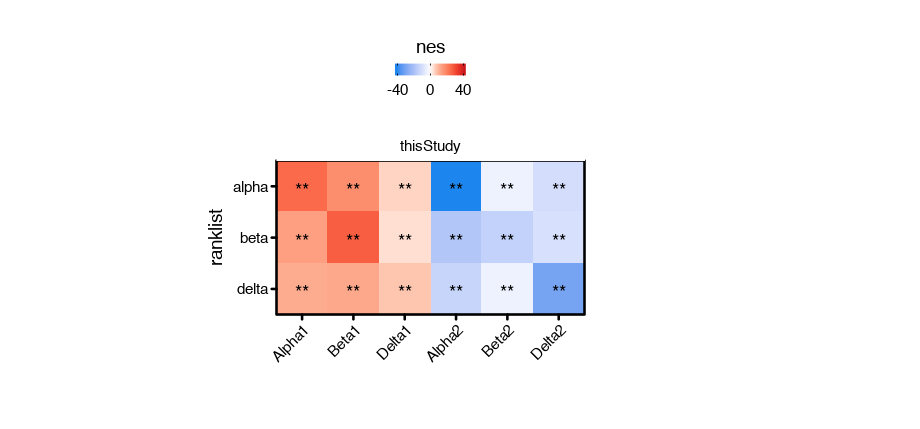
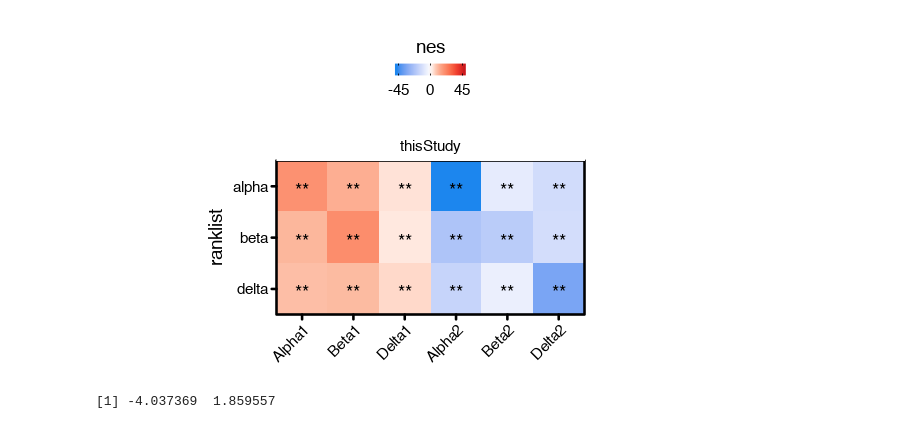
Before and after one commit to biomystery/islet_figs_motifs, a Jupyter notebook: promoter/plot_GSEA.ipynb, the cells around one changed output. Drawn from its saved outputs; the diff is of its cells as text; code cells hidden in the pictures.

Commit message:
finish GSEA - use uniq rank

```diff
--- a/promoter/plot_GSEA.ipynb
+++ b/promoter/plot_GSEA.ipynb
@@ -46,36 +43,43 @@ rg <- res.gsea$nes %>% range(na.rm = T)
 # %%
 res.gsea <- do.call(rbind, lapply(c("alpha", "beta", "delta"), function(ct) fread(paste0("../figures/Fig2/subfigs/GSEA_",
     ct, "_res_final.csv")) %>% mutate(ranklist = ct)))
 # res.gsea %>% head(1) res.gsea %>% str res.gsea %>% pull(Term) %>% unique
 res.gsea <- res.gsea %>% mutate(glist_set = ifelse(Term %in% paste0(rep(c("Alpha",
     "Beta", "Delta"), each = 2), 1:2), "thisStudy", ifelse(grepl("xin", Term), "Xin_et_al",
     ifelse(grepl("Mawla", Term), "Mawla_et_al", "patchSeq")))) %>% mutate(significance = ifelse(fdr <
     0.01, "**", ifelse(fdr < 0.1, "*", NA))) %>% mutate(glist_set = factor(glist_set,
     levels = c("thisStudy", "Xin_et_al", "Mawla_et_al", "patchSeq")), ranklist = factor(ranklist,
     levels = rev(c("alpha", "beta", "delta"))))
 options(repr.plot.width = 5, repr.plot.height = 3)
 rg <- res.gsea$nes %>% range(na.rm = T)
 # rg.max <- min(abs(rg)) %>% floor
 ggplot(res.gsea %>% filter(glist_set == "thisStudy") %>% mutate(Term = factor(Term,
     levels = paste0(c("Alpha", "Beta", "Delta"), rep(c(1, 2), each = 3)))), aes(Term,
     ranklist)) + geom_tile(aes(fill = nes)) + geom_text(aes(label = significance),
     hjust = 0.5, vjust = 0.75) + facet_grid(. ~ glist_set, scales = "free_x", space = "free") +
     scale_fill_gradientn(colors = c("dodgerblue2", "white", "#FCBBA1", "#FC9272",
         "#FB6A4A", "#EF3B2C", "#CB181D"), values = scales::rescale(c(rg[1], seq(0,
         -rg[1], length.out = 6))), limits = c(rg[1], -rg[1]), guide = guide_colourbar(ticks.colour = "black",
-        title.position = "top", title.hjust = 0.5, nbins = 10), breaks = c(-40, 0,
-        40)) + theme_pubr() + theme(axis.title.x = element_blank(), aspect.ratio = 1,
+        title.position = "top", title.hjust = 0.5, nbins = 10), breaks = c(-45, 0,
+        45)) + theme_pubr() + theme(axis.title.x = element_blank(), aspect.ratio = 1,
     legend.box.background = element_blank(), legend.box.margin = margin(0, 0, 0,
         0), legend.key.width = unit("3", "mm"), legend.key.height = unit("2.5", "mm"),
     legend.position = "top", axis.text.x = element_text(angle = 45, hjust = 1)) +
     coord_cartesian(expand = F, clip = "off")
 ggsave(filename = "../figures/Fig2/subfigs/fig_2B.prom_GSEA_a.pdf", width = 5, height = 3,
     useDingbats = F)
 system("open ../figures/Fig2/subfigs/fig_2B.prom_GSEA_a.pdf")
 fwrite(res.gsea %>% arrange(glist_set, ranklist), "../figures/Fig2/subfigs/fig_2B.prom_GSEA_a.csv")
 system("open ../figures/Fig2/subfigs/fig_2B.prom_GSEA.csv")
 # %% [output]
-[figure, old version]
+[figure, new version]
+# %%
+options(repr.plot.width = 5, repr.plot.height = 3)
+res.gsea <- res.gsea %>% filter(glist_set != "thisStudy")
+rg <- res.gsea$nes %>% range(na.rm = T)
+rg
+# %% [output]
+[1] -4.037369  1.859557
 # %%
 options(repr.plot.width = 5, repr.plot.height = 3)
 res.gsea <- res.gsea %>% filter(glist_set != "thisStudy")
```
Also changed, not shown: parts of 3 cells of this notebook, 1 other file.
